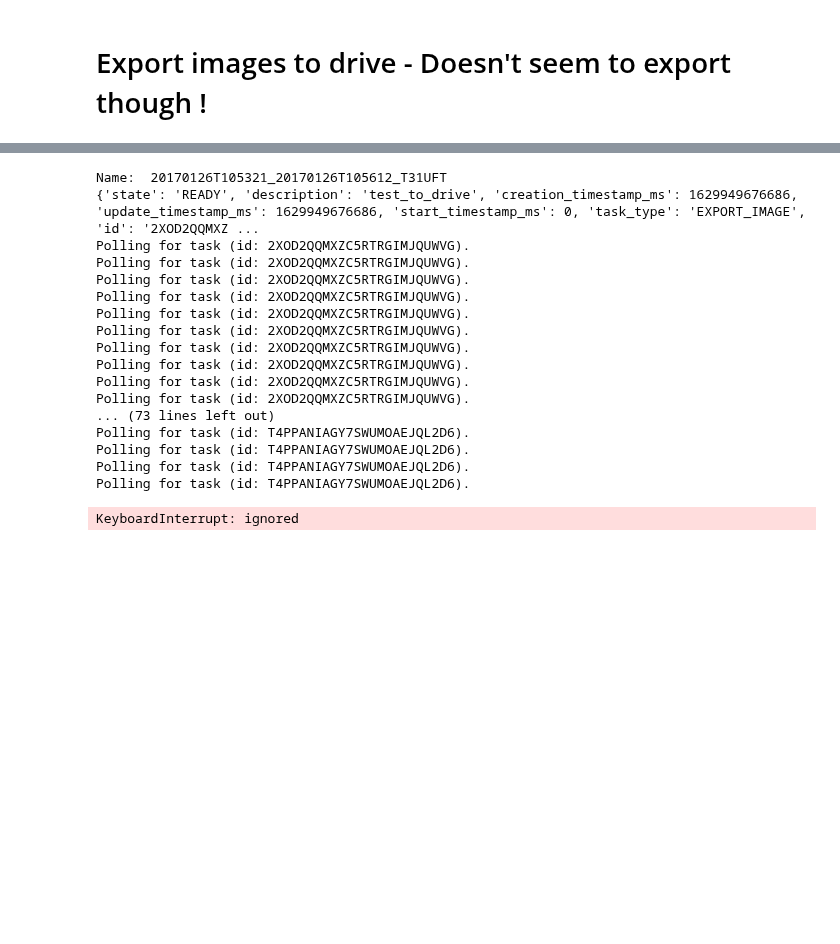
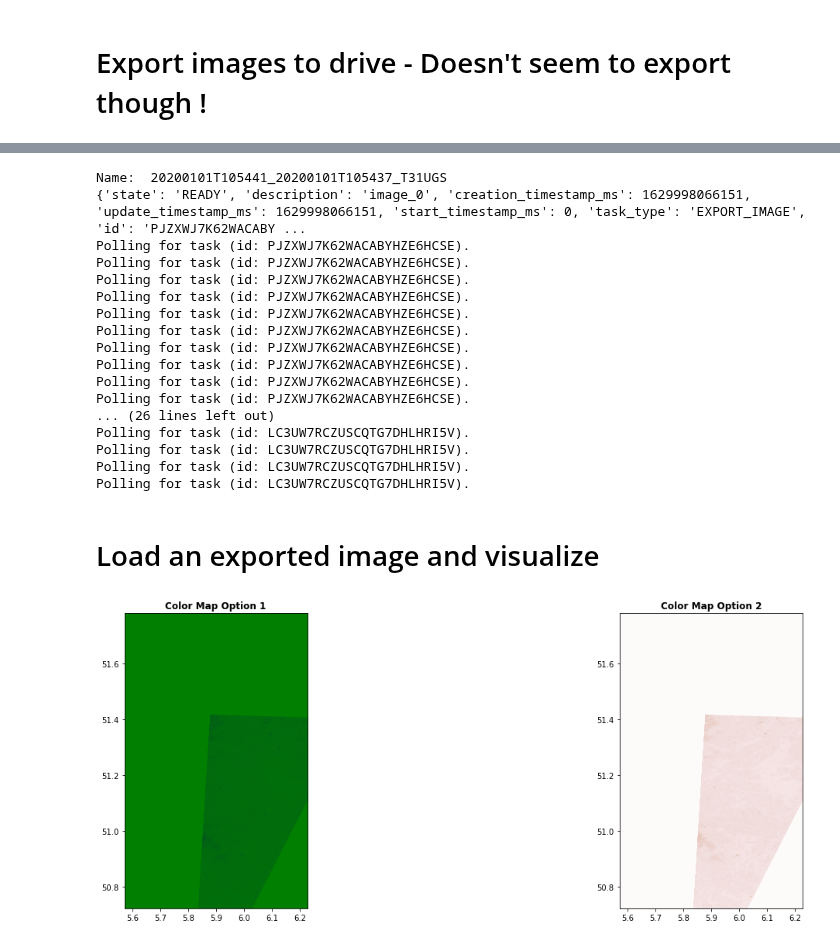
Before and after one commit to OmdenaAI/omdena-netherlands-circular-economy, a Jupyter notebook: src/tasks/task-1-1-data-extraction/Netherlands_Initial_Exploration.ipynb, the cells around one changed output, grey strips where cells are left out. Cells and saved outputs as stored; diff of their text form; code cells hidden in the pictures; blank space fills up the shorter version.

```diff
--- a/src/tasks/task-1-1-data-extraction/Netherlands_Initial_Exploration.ipynb
+++ b/src/tasks/task-1-1-data-extraction/Netherlands_Initial_Exploration.ipynb
@@ -407,6 +284,7 @@ Polling for task (id: G6L36GDXVHMIDRJPRUODI2UU).
 # %%
 image_count = image_collection.size().getInfo()
 image_list = image_collection.toList(image_count)
+
 
 task_config = {'region' : geometry.coordinates().getInfo(),
                 'folder' : 'ee_images',
@@ -414,7 +292,9 @@ task_config = {'region' : geometry.coordinates().getInfo(),
                 'crs':'EPSG:4326',
                 'fileFormat' : 'GeoTIFF'}
 
-for i in range(0, image_count):
+# For test purpose, generating just 2 images
+# Once things work, will change to image_count
+for i in range(0, 2):
     image = ee.Image(image_list.get(i))
     name = image.get('system:index').getInfo()
     print('Name: ', name)
@@ -428,21 +308,35 @@ for i in range(0, image_count):
       print('Polling for task (id: {}).'.format(task.id))
       time.sleep(20)
 # %% [output]
-Name:  20170126T105321_20170126T105612_T31UFT
-{'state': 'READY', 'description': 'test_to_drive', 'creation_timestamp_ms': 1629949676686, 'update_timestamp_ms': 1629949676686, 'start_timestamp_ms': 0, 'task_type': 'EXPORT_IMAGE', 'id': '2XOD2QQMXZ ...
-Polling for task (id: 2XOD2QQMXZC5RTRGIMJQUWVG).
-Polling for task (id: 2XOD2QQMXZC5RTRGIMJQUWVG).
-Polling for task (id: 2XOD2QQMXZC5RTRGIMJQUWVG).
-Polling for task (id: 2XOD2QQMXZC5RTRGIMJQUWVG).
-Polling for task (id: 2XOD2QQMXZC5RTRGIMJQUWVG).
-Polling for task (id: 2XOD2QQMXZC5RTRGIMJQUWVG).
-Polling for task (id: 2XOD2QQMXZC5RTRGIMJQUWVG).
-Polling for task (id: 2XOD2QQMXZC5RTRGIMJQUWVG).
-Polling for task (id: 2XOD2QQMXZC5RTRGIMJQUWVG).
-Polling for task (id: 2XOD2QQMXZC5RTRGIMJQUWVG).
-... (73 lines left out)
-Polling for task (id: T4PPANIAGY7SWUMOAEJQL2D6).
-Polling for task (id: T4PPANIAGY7SWUMOAEJQL2D6).
-Polling for task (id: T4PPANIAGY7SWUMOAEJQL2D6).
-Polling for task (id: T4PPANIAGY7SWUMOAEJQL2D6).
+Name:  20200101T105441_20200101T105437_T31UGS
+{'state': 'READY', 'description': 'image_0', 'creation_timestamp_ms': 1629998066151, 'update_timestamp_ms': 1629998066151, 'start_timestamp_ms': 0, 'task_type': 'EXPORT_IMAGE', 'id': 'PJZXWJ7K62WACABY ...
+Polling for task (id: PJZXWJ7K62WACABYHZE6HCSE).
+Polling for task (id: PJZXWJ7K62WACABYHZE6HCSE).
+Polling for task (id: PJZXWJ7K62WACABYHZE6HCSE).
+Polling for task (id: PJZXWJ7K62WACABYHZE6HCSE).
+Polling for task (id: PJZXWJ7K62WACABYHZE6HCSE).
+Polling for task (id: PJZXWJ7K62WACABYHZE6HCSE).
+Polling for task (id: PJZXWJ7K62WACABYHZE6HCSE).
+Polling for task (id: PJZXWJ7K62WACABYHZE6HCSE).
+Polling for task (id: PJZXWJ7K62WACABYHZE6HCSE).
+Polling for task (id: PJZXWJ7K62WACABYHZE6HCSE).
+... (26 lines left out)
+Polling for task (id: LC3UW7RCZUSCQTG7DHLHRI5V).
+Polling for task (id: LC3UW7RCZUSCQTG7DHLHRI5V).
+Polling for task (id: LC3UW7RCZUSCQTG7DHLHRI5V).
+Polling for task (id: LC3UW7RCZUSCQTG7DHLHRI5V).
-KeyboardInterrupt: ignored
+# %% [markdown]
+# Load an exported image and visualize
+# %%
+from matplotlib import pyplot
+
+image = './drive/My Drive/ee_images/image_0.tif'
+
+raster_image = rasterio.open(image)
+# %%
+fig, (axr, axg) = pyplot.subplots(1,2, figsize=(21,7))
+show((raster_image, 3), ax=axr, cmap='ocean', title='Color Map Option 1')
+show((raster_image, 2), ax=axg, cmap='gist_earth_r', title='Color Map Option 2')
+pyplot.show()
+# %% [output]
+[figure, added]
```
Also changed, not shown: parts of 35 cells of this notebook, 1 other file.
